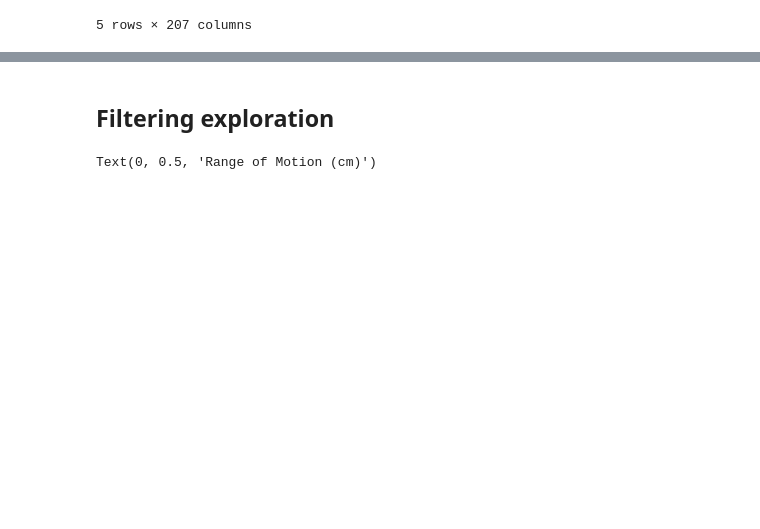
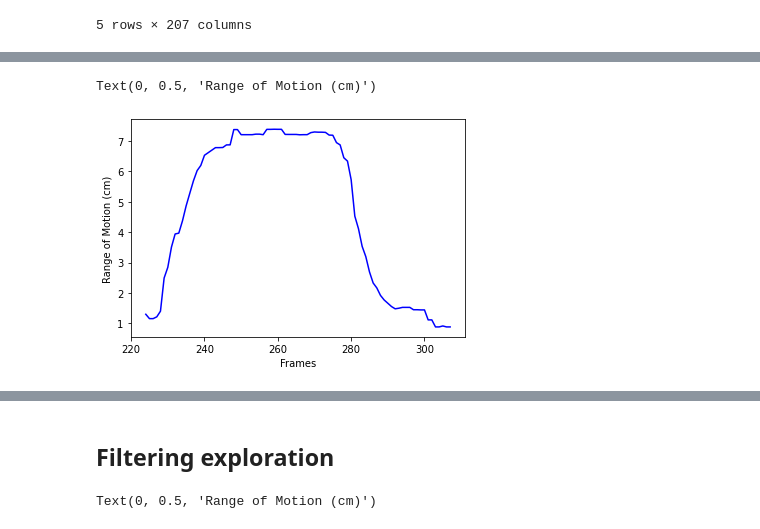
Before and after one commit to denizjafari/ClinicalScore, a Jupyter notebook: FeatureEngTesting.ipynb, the cells around one changed output, grey strips where cells are left out. Drawn from its saved outputs; the diff is of its cells as text; code cells hidden in the pictures; blank space fills up the shorter version.

```diff
--- a/FeatureEngTesting.ipynb
+++ b/FeatureEngTesting.ipynb
@@ -519,0 +518,8 @@ Text(0, 0.5, 'Range of Motion (cm)')
+# %%
+
+plt.plot(df_s.loc[df_s.rep == 3,'O'],'b')
+plt.xlabel('Frames')
+plt.ylabel('Range of Motion (cm)')
+# %% [output]
+Text(0, 0.5, 'Range of Motion (cm)')
+[figure, added]
```
Also changed, not shown: parts of 18 cells of this notebook, 1 other file.
